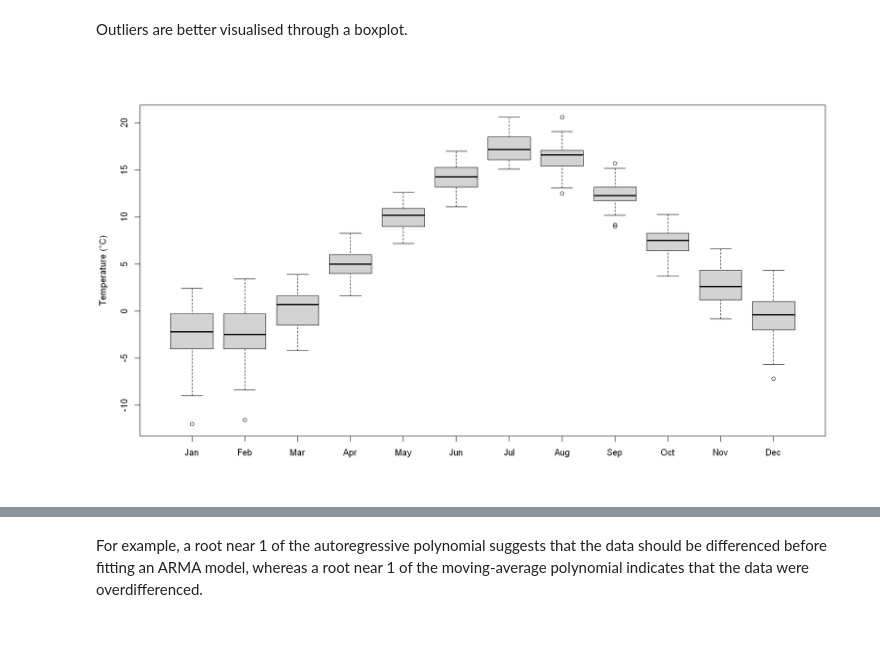
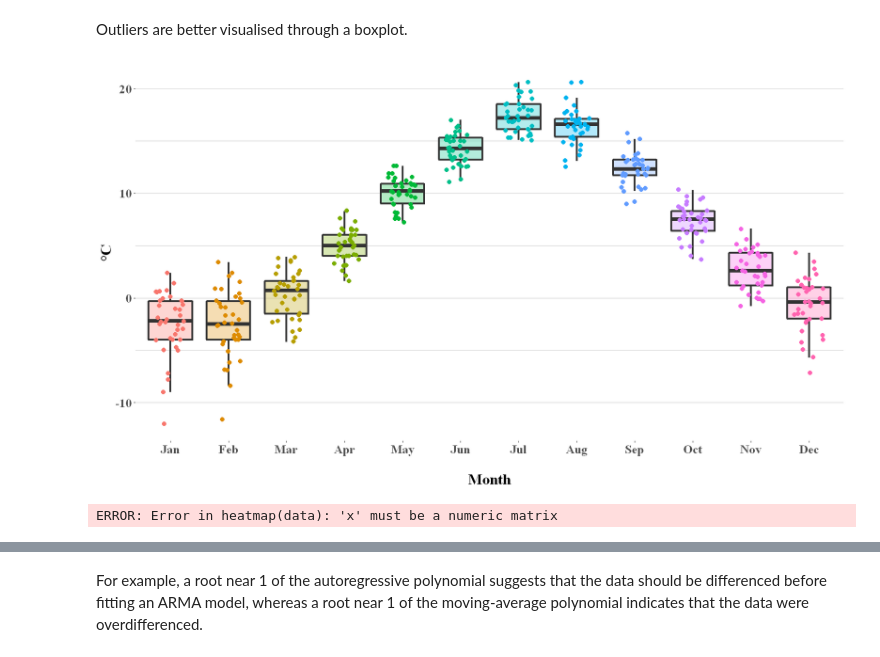
Before and after one commit to AndreasPalmgren/Sthlm-Temp-ARIMA, a Jupyter notebook: SthlmMeanTemperature.ipynb, the cells around one changed output, grey strips where cells are left out. Cells and saved outputs as stored; diff of their text form; code cells hidden in the pictures.

Commit message:
boxplot

```diff
--- a/SthlmMeanTemperature.ipynb
+++ b/SthlmMeanTemperature.ipynb
@@ -113,11 +113,22 @@ Picking joint bandwidth of 0.787
 [figure]
 # %% [markdown]
 Outliers are better visualised through a boxplot.
-# %%
-boxplot(train~cycle(train), names=month.abb, xlab="", ylab="Temperature (°C)")
-# %% [output]
-[figure, removed]
+# %%
+ggplot(train_reshape, aes(x = factor(month, levels = month.abb), y = temp, fill=factor(month, levels = month.abb)))+
+    geom_boxplot(outlier.alpha = 0, alpha=0.3, lwd=1.2) +
+    geom_jitter(size=2.4, position=position_jitter(0.25), aes(colour=factor(month, levels = month.abb)))+
+    xlab("\nMonth") + ylab("°C") +
+    th + theme(legend.position="none")
+# %% [output]
+[figure, added]
 # %%
 #fig <- plot_ly(train_reshape , x = ~date, y = ~temp, type = 'scatter', mode = 'lines') %>%
 #        layout(title = 'Monthly Mean Air Temperature (°C)', plot_bgcolor = "#e5ecf6")
 #fig
+# %%
+data <- as.matrix(train_reshape)
+
+# Default Heatmap
+heatmap(data)
+# %% [output]
+ERROR: Error in heatmap(data): 'x' must be a numeric matrix
```
Also changed, not shown: parts of 2 cells of this notebook.
